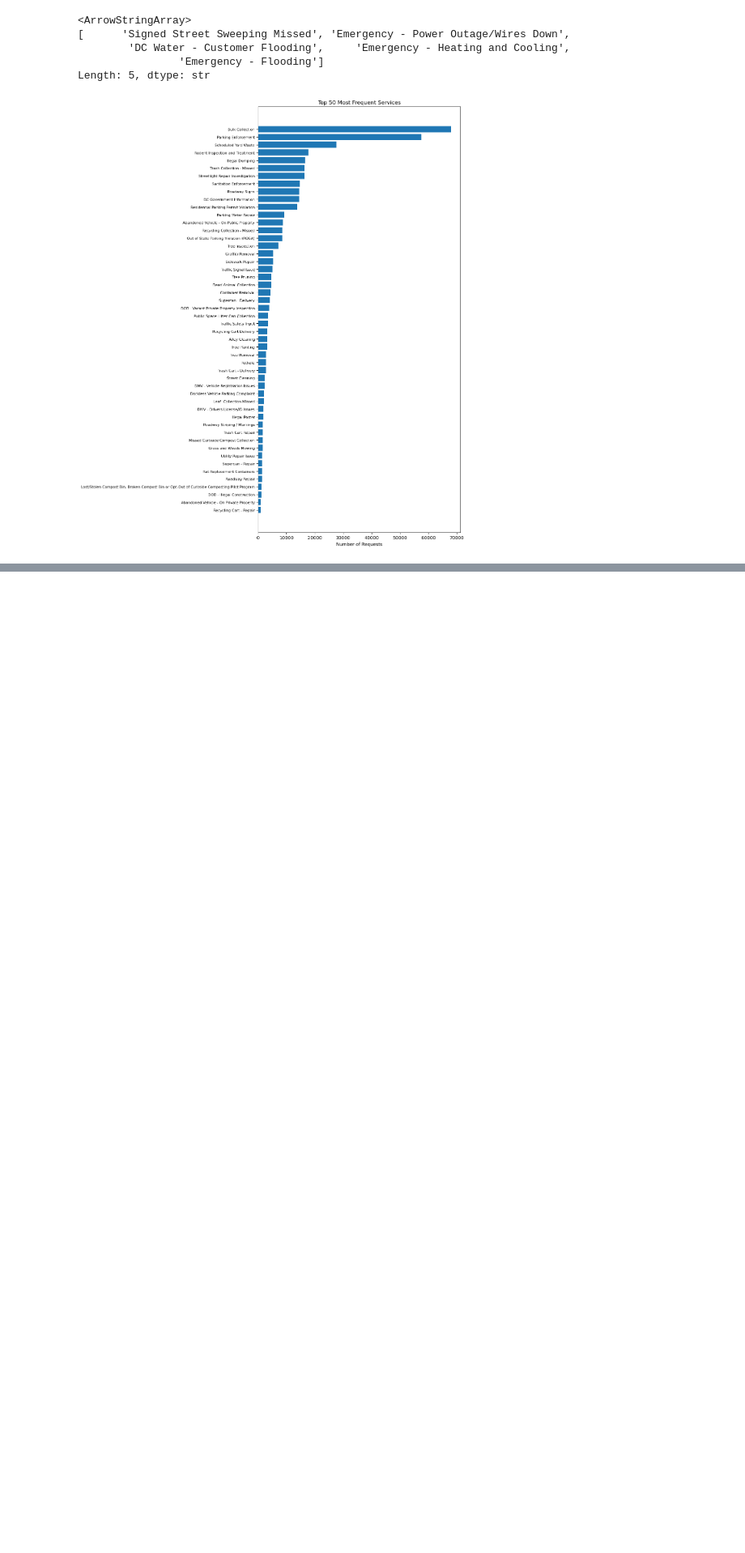
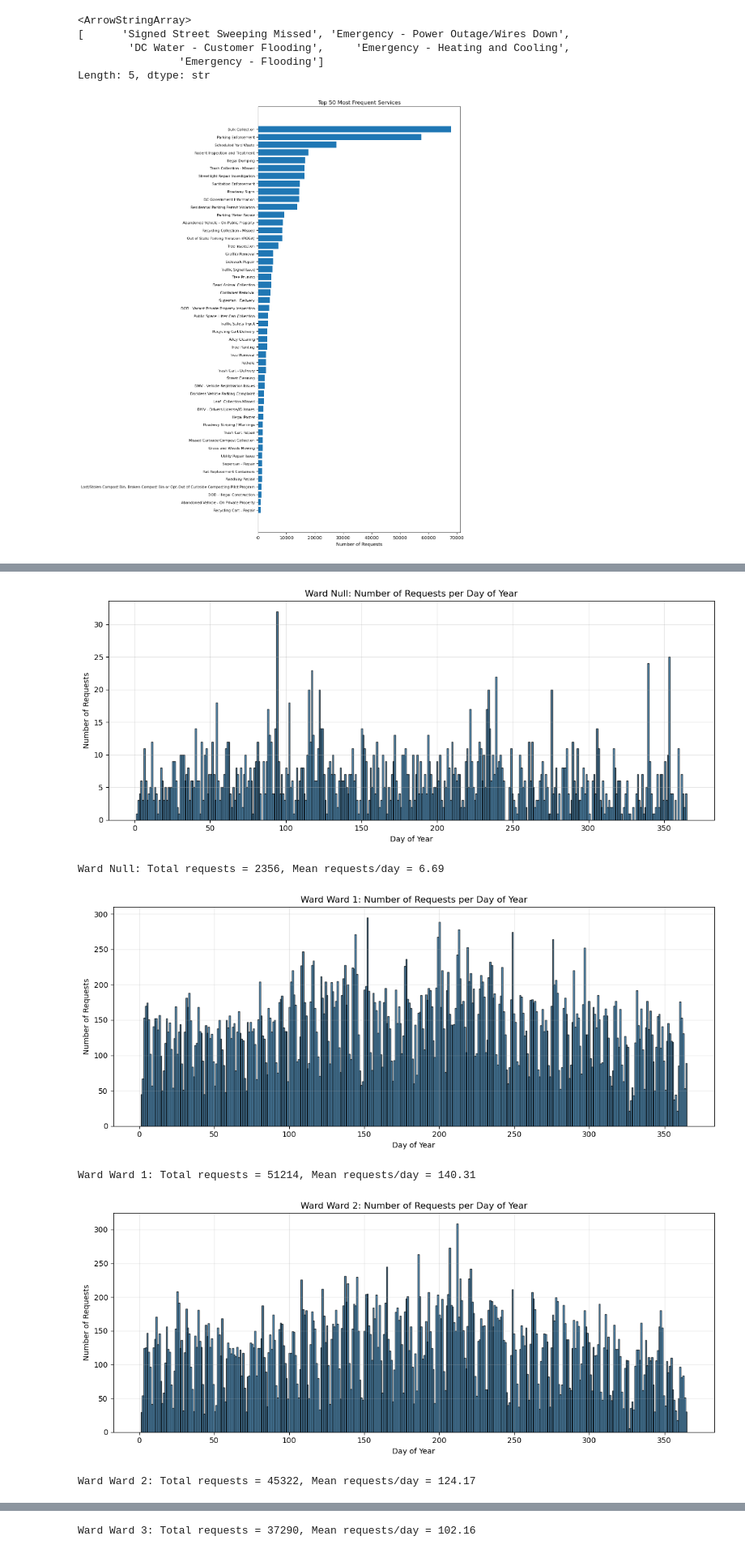
Before and after one commit to Erdos-Projects/spring-2026-dc-311, a Jupyter notebook: eda_2023.ipynb, the cells around one changed output, grey strips where cells are left out. Shown at 81% size. Cells and saved outputs as stored; diff of their text form; code cells hidden in the pictures; blank space fills up the shorter version.

```diff
--- a/eda_2023.ipynb
+++ b/eda_2023.ipynb
@@ -212,0 +219,13 @@ plt.show()
+# %%
+# Extract date components for grouping
+df['DATE'] = df['ADDDATE'].dt.date
+df['WEEK'] = df['ADDDATE'].dt.isocalendar().week
+df['YEAR'] = df['ADDDATE'].dt.year
+df['DAY_OF_YEAR'] = df['ADDDATE'].dt.dayofyear
+
+# 1. Number of requests per day
+requests_per_day = df.groupby('DATE').size().reset_index(name='num_requests')
+print("Requests per day:")
+print(requests_per_day)
+print(f"\nTotal unique days: {len(requests_per_day)}")
+print(f"Average requests per day: {requests_per_day['num_requests'].mean():.2f}")
@@ -212,0 +335,5 @@ plt.show()
+# %%
+# Get unique wards
+wards_list = df.dropna(subset=['WARD'])['WARD'].unique()
+print(f"Total wards: {len(wards_list)}")
+print(f"Wards: {sorted(wards_list)}")
@@ -212,0 +343,25 @@ plt.show()
+# %%
+# For each ward: histogram of requests per day of year
+df_with_ward = df.dropna(subset=['WARD'])
+
+for ward in sorted(wards_list):
+    ward_data = df_with_ward[df_with_ward['WARD'] == ward]
+    requests_by_day = ward_data.groupby('DAY_OF_YEAR').size()
+
+    fig, ax = plt.subplots(figsize=(12, 5))
+    ax.hist(requests_by_day.index, bins=365, weights=requests_by_day.values, edgecolor='black', alpha=0.7)
+    ax.set_xlabel('Day of Year')
+    ax.set_ylabel('Number of Requests')
+    ax.set_title(f'Ward {ward}: Number of Requests per Day of Year')
+    ax.grid(True, alpha=0.3)
+    plt.tight_layout()
+    plt.show()
+
+    print(f"Ward {ward}: Total requests = {len(ward_data)}, Mean requests/day = {requests_by_day.mean():.2f}")
+# %% [output]
+[figure, added]
+Ward Null: Total requests = 2356, Mean requests/day = 6.69
+[figure, added]
+Ward Ward 1: Total requests = 51214, Mean requests/day = 140.31
+[figure, added]
+Ward Ward 2: Total requests = 45322, Mean requests/day = 124.17
@@ -212,0 +369 @@ plt.show()
+Ward Ward 3: Total requests = 37290, Mean requests/day = 102.16
```
Also changed, not shown: parts of 38 cells of this notebook, 2 other files.
